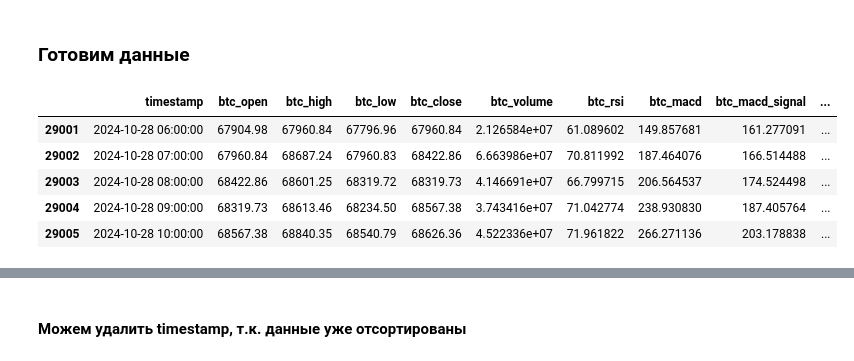
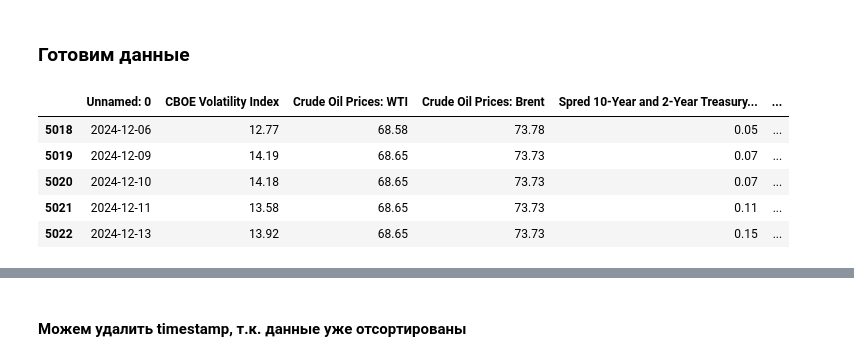
Before and after one commit to guusarskiy/ml_dl_project, a Jupyter notebook: project_note.ipynb, the cells around one changed output, grey strips where cells are left out. Saved outputs shown, nothing was run; the diff lists cells and outputs as text; code cells hidden in the pictures.

```diff
--- a/project_note.ipynb
+++ b/project_note.ipynb
@@ -18,15 +18,15 @@ pd.set_option('display.width', None)
 # %% [markdown]
 ### Готовим данные
 # %%
-market_data = pd.read_csv('C:/Projects/vsCode/ml_unik_project/data/market_project_data_usd.csv', sep=',')
+market_data = pd.read_csv('C:/Projects/vsCode/ml_unik_project/data/df_combined.csv', sep=',')
 market_data.tail()
 # %% [output]
-|  | timestamp | btc_open | btc_high | btc_low | btc_close | btc_volume | btc_rsi | btc_macd | btc_macd_signal | ... |
-| 29001 | 2024-10-28 06:00:00 | 67904.98 | 67960.84 | 67796.96 | 67960.84 | 2.126584e+07 | 61.089602 | 149.857681 | 161.277091 | ... |
-| 29002 | 2024-10-28 07:00:00 | 67960.84 | 68687.24 | 67960.83 | 68422.86 | 6.663986e+07 | 70.811992 | 187.464076 | 166.514488 | ... |
-| 29003 | 2024-10-28 08:00:00 | 68422.86 | 68601.25 | 68319.72 | 68319.73 | 4.146691e+07 | 66.799715 | 206.564537 | 174.524498 | ... |
-| 29004 | 2024-10-28 09:00:00 | 68319.73 | 68613.46 | 68234.50 | 68567.38 | 3.743416e+07 | 71.042774 | 238.930830 | 187.405764 | ... |
-| 29005 | 2024-10-28 10:00:00 | 68567.38 | 68840.35 | 68540.79 | 68626.36 | 4.522336e+07 | 71.961822 | 266.271136 | 203.178838 | ... |
+|  | Unnamed: 0 | CBOE Volatility Index | Crude Oil Prices: WTI | Crude Oil Prices: Brent | Spred 10-Year and 2-Year Treasury... | ... |
+| 5018 | 2024-12-06 | 12.77 | 68.58 | 73.78 | 0.05 | ... |
+| 5019 | 2024-12-09 | 14.19 | 68.65 | 73.73 | 0.07 | ... |
+| 5020 | 2024-12-10 | 14.18 | 68.65 | 73.73 | 0.07 | ... |
+| 5021 | 2024-12-11 | 13.58 | 68.65 | 73.73 | 0.11 | ... |
+| 5022 | 2024-12-13 | 13.92 | 68.65 | 73.73 | 0.15 | ... |
 # %%
 market_data.info()
 # %% [output]
```
Also changed, not shown: parts of 10 cells of this notebook.
